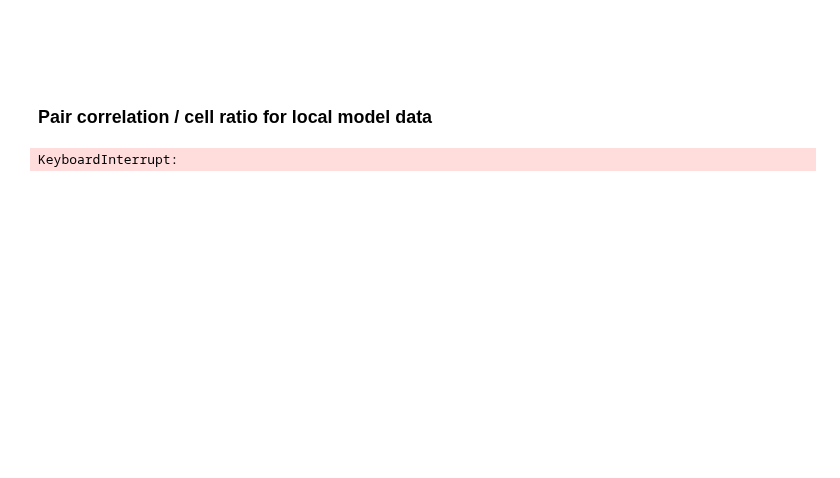
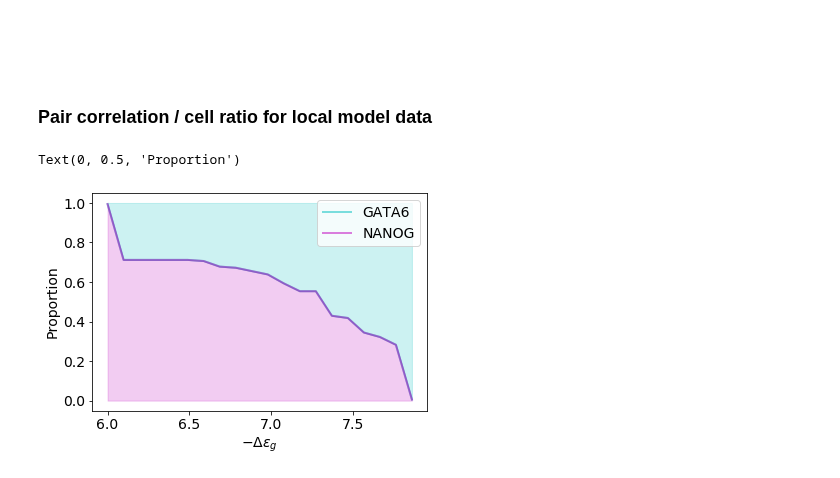
Before and after one commit to SchardtS/Cell-Differentiation, a Jupyter notebook: Data Production.ipynb, the cells around one changed output. Saved outputs shown, nothing was run; the diff lists cells and outputs as text; code cells hidden in the pictures; blank space fills up the shorter version.

```diff
--- a/Data Production.ipynb
+++ b/Data Production.ipynb
@@ -218,8 +228,32 @@ from Functions import coverPlot, saveData, paircorrelation, fate
 from Model import rhs_activation
 from Parameters import setParameters
 from scipy.integrate import solve_ivp
+import networkx as nx
 import pandas as pd
 import os
+
+def paircorrelation(N, G, GraphDist):
+    x = np.zeros(len(N))
+    x[N > G] = 1
+    maxdist = int(np.max(GraphDist))
+    ind = np.where(x==1)[0]
+    if ind.size == 0:
+        P = np.empty(maxdist)
+        for i in range(1,maxdist+1):
+            P[i-1] = 0
+
+    else:
+        dist = GraphDist[ind].T[ind].T
+        rho0 = sum(x)/len(x)
+        rho1 = (sum(x)-1)/(len(x)-1)
+
+
+        P = np.empty(maxdist)
+        for i in range(1,maxdist+1):
+            P[i-1] = len(dist[dist==i])/len(GraphDist[GraphDist==i])/rho0/rho1
+
+    return P
+
 
 Prm = setParameters()
 #Organoid = initializeOrganoid(Prm)
@@ -227,42 +261,43 @@ Pos = np.array(pd.read_csv('testOrganoid.csv'))
 Radius = np.ones(len(Pos))*1.1
 FVmesh = initializeFVmesh(Pos, Radius=Radius)
 
+
 x0 = [Prm.r_N/Prm.gamma_N*3/4, Prm.r_G/Prm.gamma_G*3/4]
 xInit = np.array([gauss(x0[0],x0[0]*0.01) if i < FVmesh.nofCells else
                   gauss(x0[1],x0[1]*0.01) for i in range(2*FVmesh.nofCells)])
 
-#eps_G = np.linspace(6,7.86,10)
-#eps_G = np.linspace(6,7.86,10)
-#eps_G = np.linspace(6,6.001,10)
-n = 10
-eps_GL = np.linspace(6,6.001,n)
-eps_GM = np.linspace(6.001,7.86-0.001,n)
-eps_GR = np.linspace(7.86-0.001,7.86,n)
-eps_G = np.append(eps_GL, eps_GM)
-eps_G = np.append(eps_G, eps_GR)
+eps_G = np.linspace(6,7.86,20)
 Ratio = np.empty(eps_G.shape)
+PN = np.empty([len(eps_G), int(np.max(FVmesh.GraphDist))])
+PG = np.empty([len(eps_G), int(np.max(FVmesh.GraphDist))])
+
 for i in range(len(eps_G)):
     Prm.eps_G = -eps_G[i]
     Prm.T = 2400
-    Prm.nofSteps = 300
+    Prm.nofSteps = 3000
     t = np.linspace(0,Prm.T,Prm.nofSteps)
     rhs = lambda t,x: rhs_activation(0, x, Prm, FVmesh)
     sol = solve_ivp(rhs, [0,Prm.T], xInit, t_eval = t, method = 'Radau')
 
     N = sol.y[:FVmesh.nofCells,-1]
     G = sol.y[FVmesh.nofCells:,-1]
 
     F = fate(N, G)
+    PN[i,:] = paircorrelation(N, G, FVmesh.GraphDist)
+    PG[i,:] = paircorrelation(G, N, FVmesh.GraphDist)
+
     Ratio[i] = np.sum(F)/FVmesh.nofCells
+
 
 
 plt.rc('font', size=14)
 plt.plot(eps_G, Ratio, 'c', alpha=0.5, lw=2, label = 'GATA6')
 plt.plot(eps_G, Ratio, 'm', alpha=0.5, lw=2, label = 'NANOG')
 plt.fill_between(eps_G, Ratio, 1, color='c', alpha = 0.2)
 plt.fill_between(eps_G, 0, Ratio, color='m', alpha = 0.2)
 plt.legend()
 plt.xlabel('$-\Delta\epsilon_g$')
 plt.ylabel('Proportion')
 # %% [output]
-KeyboardInterrupt:
+Text(0, 0.5, 'Proportion')
+[figure, added]
```
Also changed, not shown: parts of 6 cells of this notebook, 19 other files.
